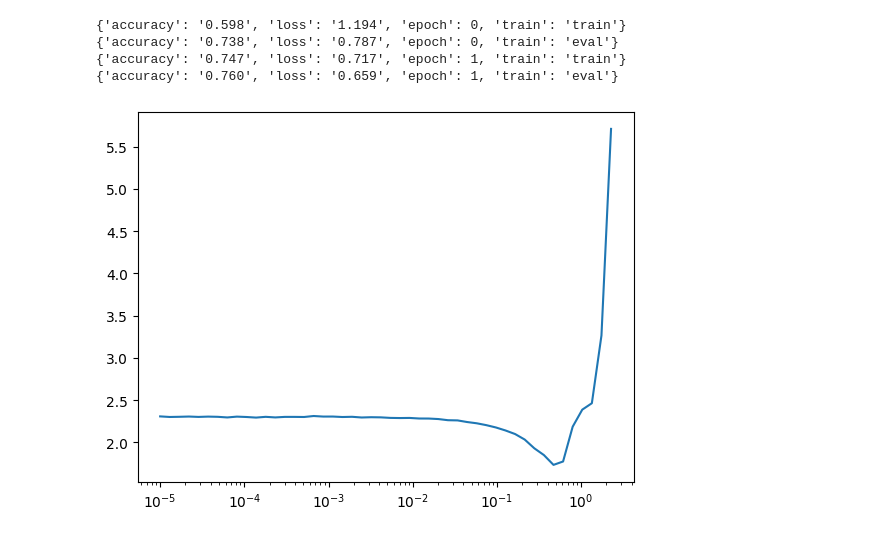
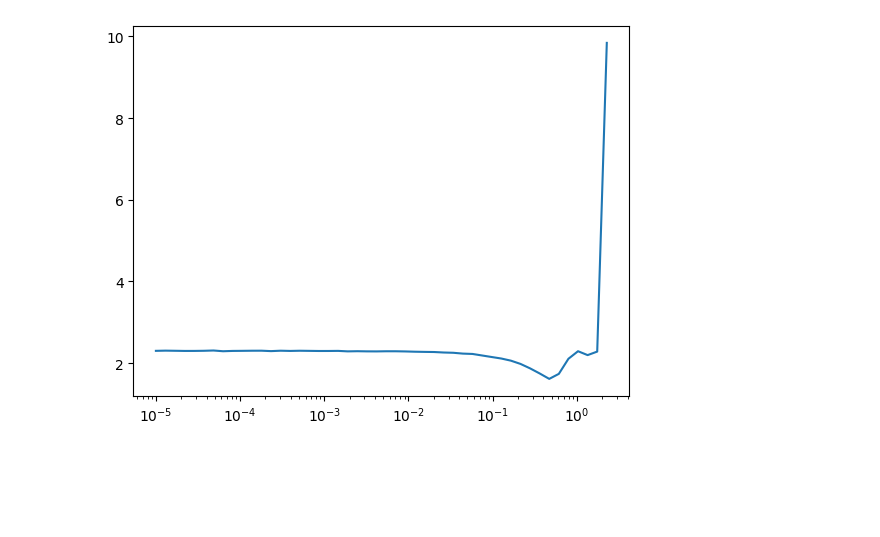
Before and after one commit to Shubham-Hazra/PyTorch-Learner, a Jupyter notebook: learner.ipynb, the cells around one changed output. Saved outputs shown, nothing was run; the diff lists cells and outputs as text; code cells hidden in the pictures; blank space fills up the shorter version.

```diff
--- a/learner.ipynb
+++ b/learner.ipynb
@@ -248,20 +326,5 @@ def get_model():
 # %%
-dls = Dataloaders(train_dl,valid_dl)
-metrics = MetricsCB(accuracy=MulticlassAccuracy())
-cbs = [TrainCB(), DeviceCB(), metrics]
-learn = Learner(get_model(), dls, F.cross_entropy, lr=0.2, cbs=cbs)
-learn.fit(2)
+cbs = [TrainCB(),DeviceCB()]
+Learner(get_model(), dls, loss_func=F.cross_entropy, lr=0.1, cbs=cbs).lr_find()
 # %% [output]
-{'accuracy': '0.598', 'loss': '1.194', 'epoch': 0, 'train': 'train'}
-{'accuracy': '0.738', 'loss': '0.787', 'epoch': 0, 'train': 'eval'}
-{'accuracy': '0.747', 'loss': '0.717', 'epoch': 1, 'train': 'train'}
-{'accuracy': '0.760', 'loss': '0.659', 'epoch': 1, 'train': 'eval'}
+[figure, added]
-# %%
-lrfind = LRFinderCB()
-cbs = [TrainCB(),DeviceCB(), lrfind]
-learn = Learner(get_model(), dls, F.cross_entropy, lr=1e-5, cbs=cbs)
-learn.fit(1)
-plt.plot(lrfind.lrs, lrfind.losses)
-plt.xscale('log')
-# %% [output]
-[figure, removed]
```
Also changed, not shown: parts of 3 cells of this notebook.
